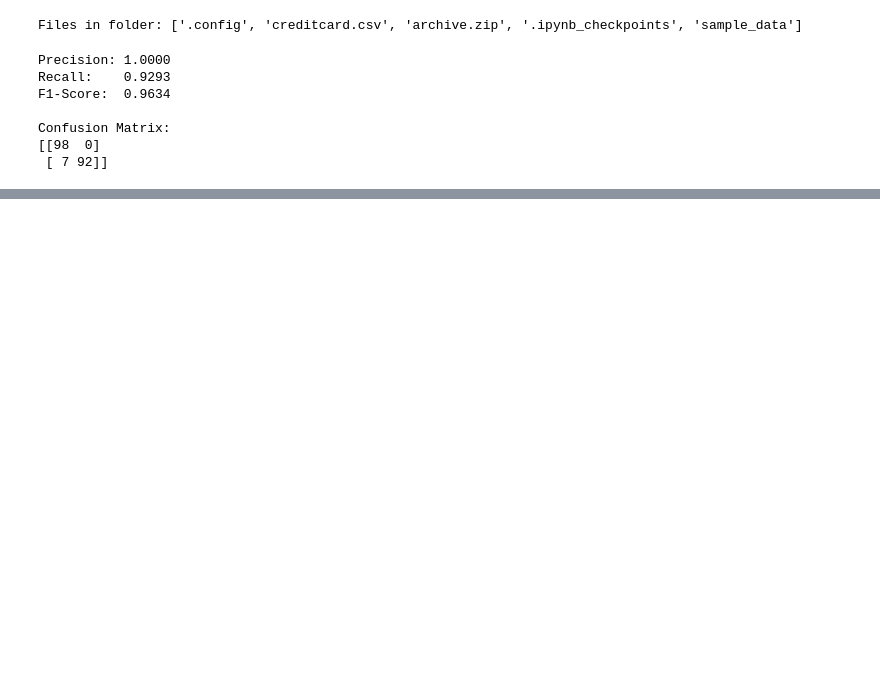
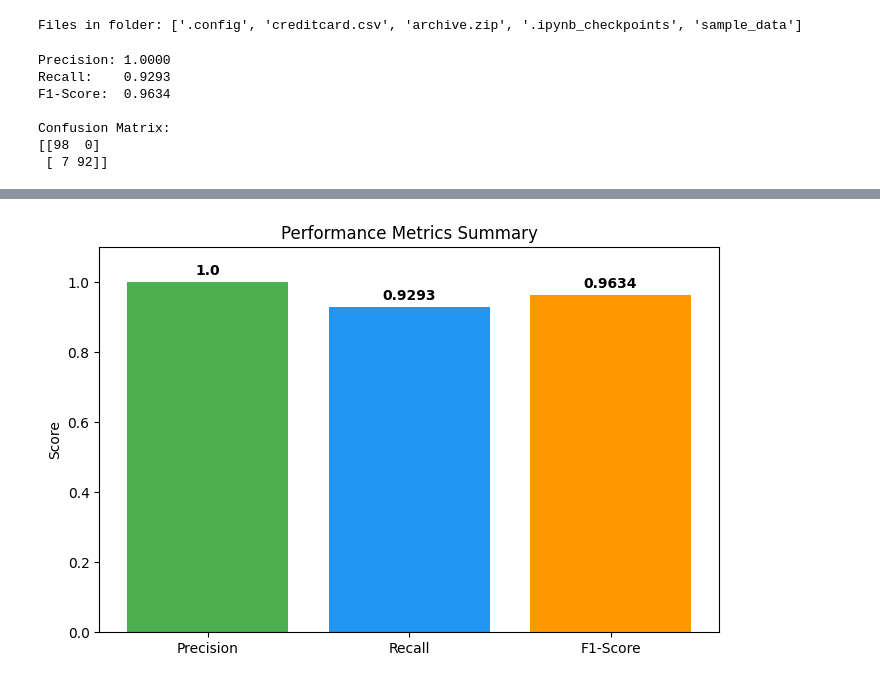
Before and after one commit to nurhhafizah/assignment-ai, a Jupyter notebook: ai_assg.ipynb, the cells around one changed output, grey strips where cells are left out. Drawn from its saved outputs; the diff is of its cells as text; code cells hidden in the pictures; blank space fills up the shorter version.

```diff
--- a/ai_assg.ipynb
+++ b/ai_assg.ipynb
@@ -64,0 +82,18 @@ Confusion Matrix:
+# %%
+# Create a list of your metrics
+metrics = ['Precision', 'Recall', 'F1-Score']
+values = [1.0000, 0.9293, 0.9634] # Use your exact output values
+
+plt.figure(figsize=(8, 5))
+plt.bar(metrics, values, color=['#4CAF50', '#2196F3', '#FF9800'])
+plt.ylim(0, 1.1) # Set limit slightly higher than 1.0 for clarity
+plt.ylabel('Score')
+plt.title('Performance Metrics Summary')
+
+# Add the numbers on top of the bars
+for i, v in enumerate(values):
+    plt.text(i, v + 0.02, str(v), ha='center', fontweight='bold')
+
+plt.show()
+# %% [output]
+[figure, added]
```
Also changed, not shown: parts of 1 cell of this notebook.
